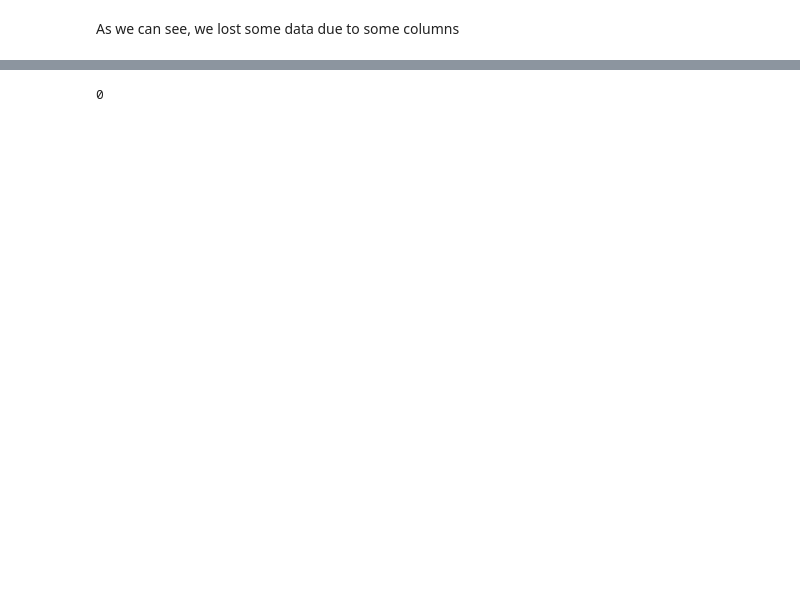
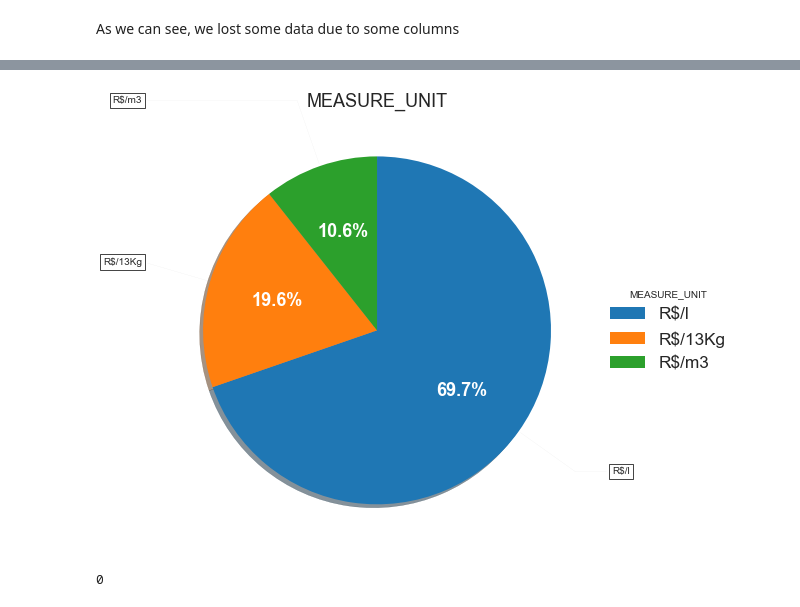
Before and after one commit to balabramfilho/Gas-price-in-Brazil, a Jupyter notebook: Gas Prices in Brazil.ipynb, the cells around one changed output, grey strips where cells are left out. Saved outputs shown, nothing was run; the diff lists cells and outputs as text; code cells hidden in the pictures; blank space fills up the shorter version.

```diff
--- a/Gas Prices in Brazil.ipynb
+++ b/Gas Prices in Brazil.ipynb
@@ -165,3 +194,7 @@ plt.show()
+# %%
+plt_pie_data("measure_unit",df)
+# %% [output]
+[figure, added]
 # %%
 df.isnull().sum().sum()
 # %% [output]
```
Also changed, not shown: parts of 23 cells of this notebook.
